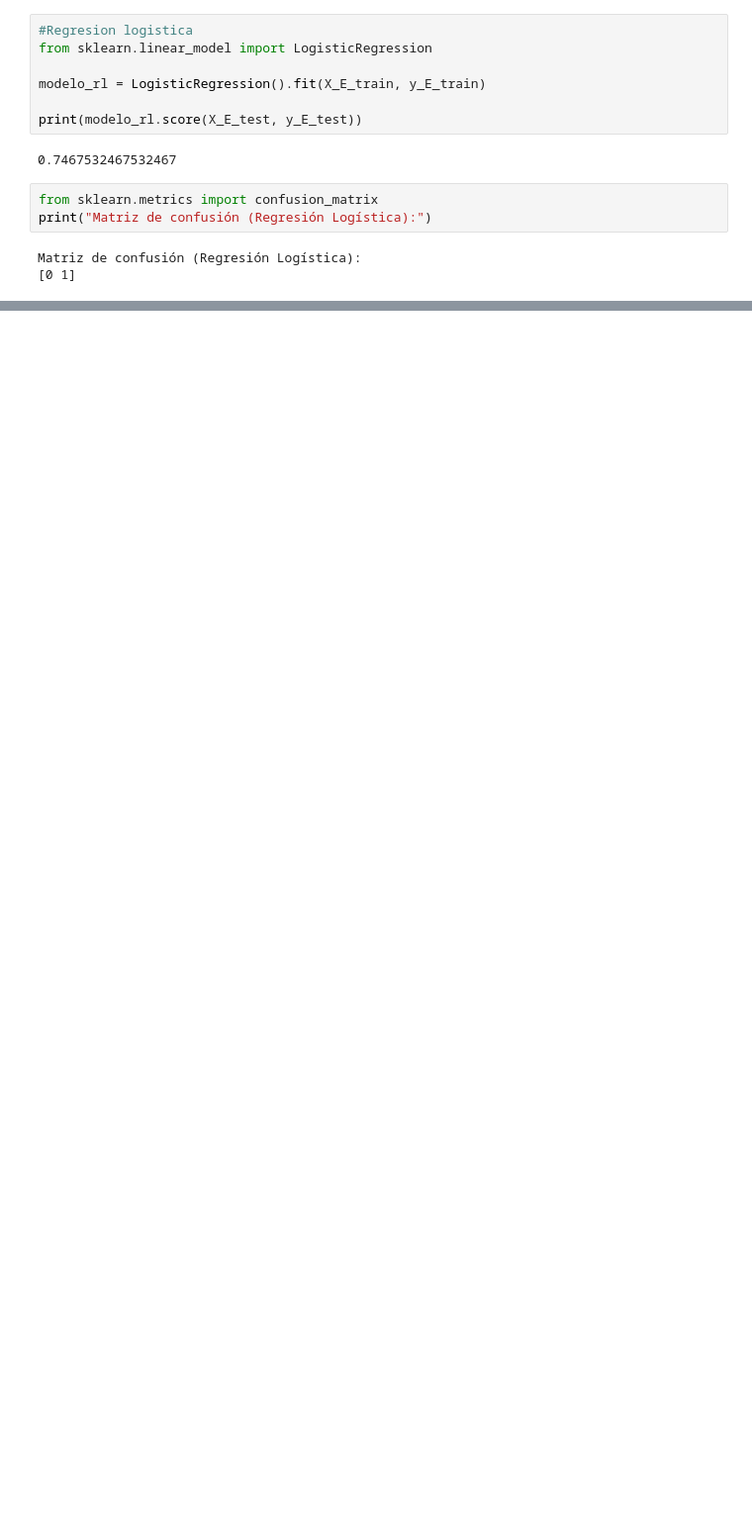
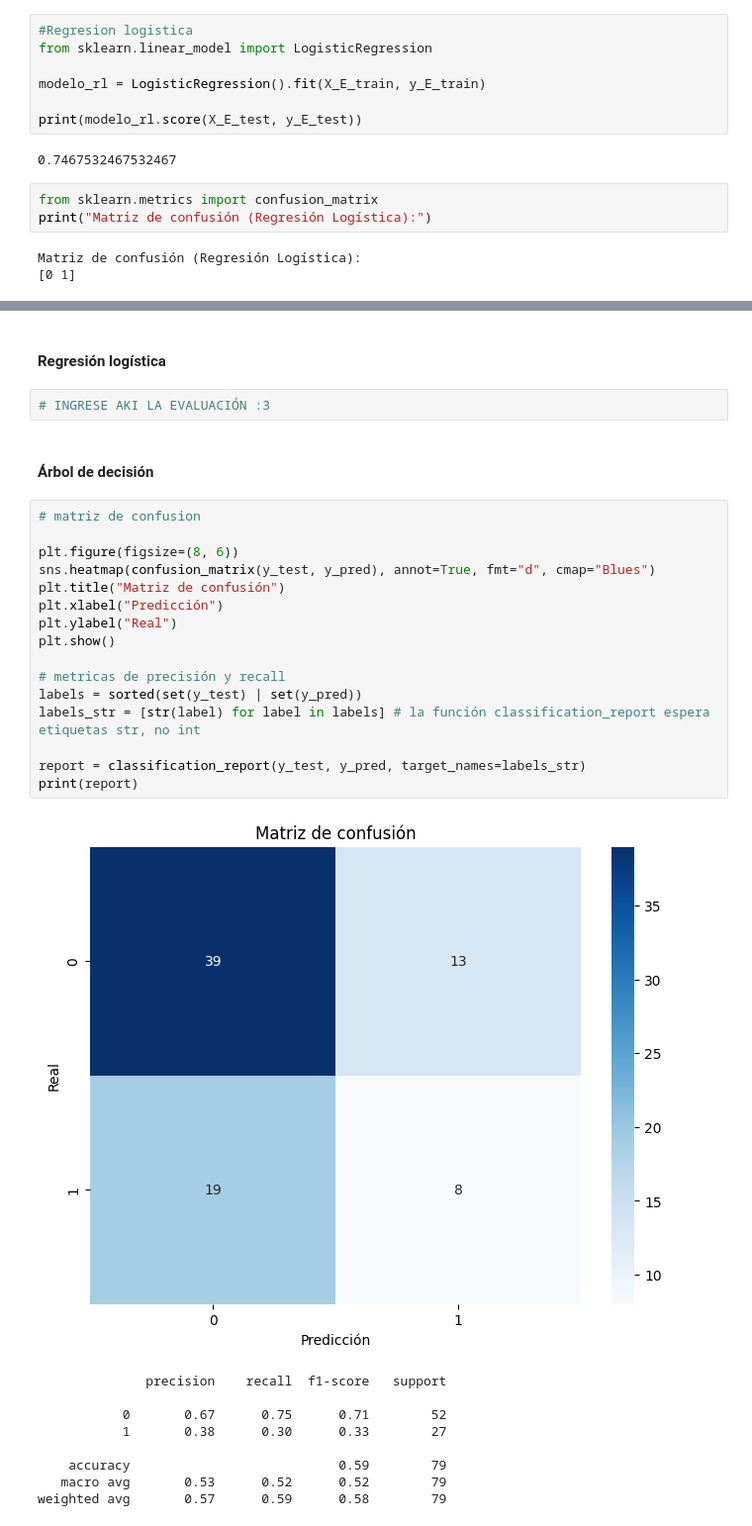
Before and after one commit to Panquequ3/lab_IA, a Jupyter notebook: tarea_IA.ipynb, the cells around one changed output, grey strips where cells are left out. Shown: that part at 99% size. Cells and saved outputs as stored; diff of their text form; blank space fills up the shorter version.

```diff
--- a/tarea_IA.ipynb
+++ b/tarea_IA.ipynb
@@ -166,0 +260,32 @@ Matriz de confusión (Regresión Logística):
+# %% [markdown]
+<h4>Regresión logística</h4>
+# %%
+# INGRESE AKI LA EVALUACIÓN :3
+# %% [markdown]
+<h4>Árbol de decisión</h4>
+# %%
+# matriz de confusion
+
+plt.figure(figsize=(8, 6))
+sns.heatmap(confusion_matrix(y_test, y_pred), annot=True, fmt="d", cmap="Blues")
+plt.title("Matriz de confusión")
+plt.xlabel("Predicción")
+plt.ylabel("Real")
+plt.show()
+
+# metricas de precisión y recall
+labels = sorted(set(y_test) | set(y_pred))
+labels_str = [str(label) for label in labels] # la función classification_report espera etiquetas str, no int
+
+report = classification_report(y_test, y_pred, target_names=labels_str)
+print(report)
+# %% [output]
+[figure, added]
+              precision    recall  f1-score   support
+
+           0       0.67      0.75      0.71        52
+           1       0.38      0.30      0.33        27
+
+    accuracy                           0.59        79
+   macro avg       0.53      0.52      0.52        79
+weighted avg       0.57      0.59      0.58        79
```
Also changed, not shown: parts of 14 cells of this notebook.
